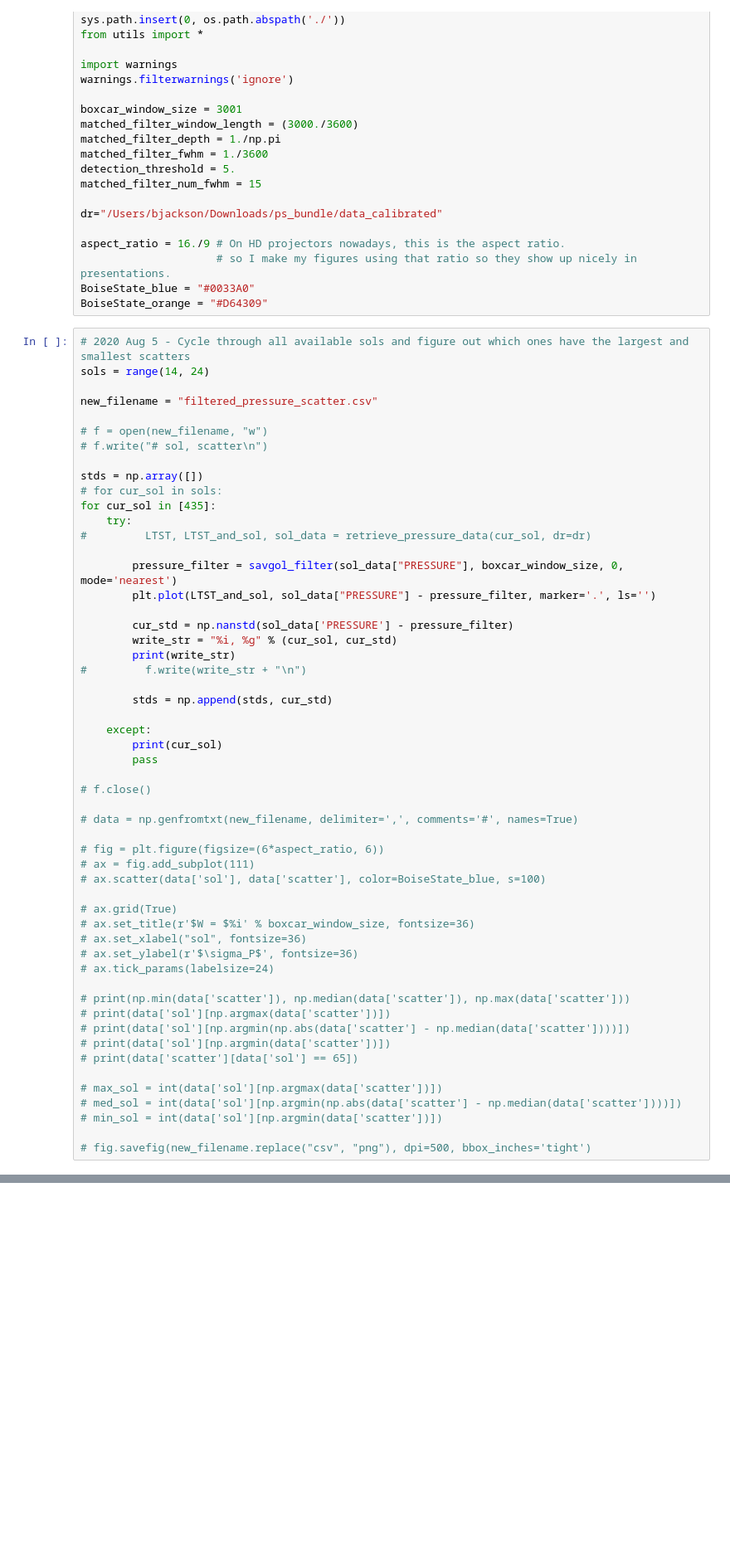
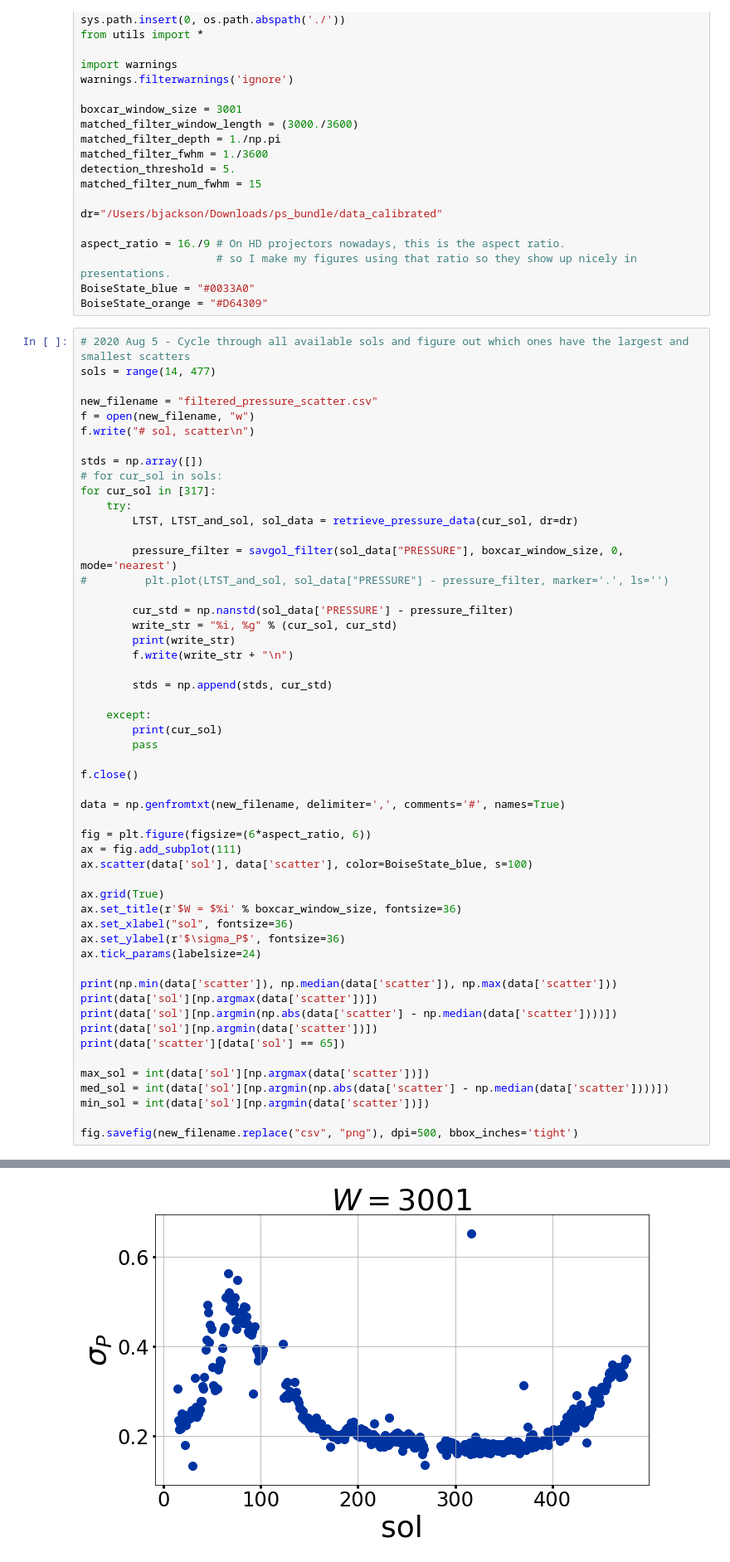
Before and after one commit to BoiseStatePlanetary/Recovering-Martian-Dust-Devil-Population, a Jupyter notebook: code/Finding The Vortices.ipynb, the cells around one changed output, grey strips where cells are left out. Shown at 83% size. Cells and saved outputs as stored; diff of their text form; blank space fills up the shorter version.

Commit message:
Re-did analysis
The scatter shows an interesting, possibly seasonal, structure.

```diff
--- a/code/Finding The Vortices.ipynb
+++ b/code/Finding The Vortices.ipynb
@@ -34,26 +34,25 @@ BoiseState_blue = "#0033A0"
 BoiseState_orange = "#D64309"
 # %%
 # 2020 Aug 5 - Cycle through all available sols and figure out which ones have the largest and smallest scatters
-sols = range(14, 24)
+sols = range(14, 477)
 
 new_filename = "filtered_pressure_scatter.csv"
-
-# f = open(new_filename, "w")
-# f.write("# sol, scatter\n")
+f = open(new_filename, "w")
+f.write("# sol, scatter\n")
 
 stds = np.array([])
 # for cur_sol in sols:
-for cur_sol in [435]:
+for cur_sol in [317]:
     try:
-#         LTST, LTST_and_sol, sol_data = retrieve_pressure_data(cur_sol, dr=dr)
+        LTST, LTST_and_sol, sol_data = retrieve_pressure_data(cur_sol, dr=dr)
 
         pressure_filter = savgol_filter(sol_data["PRESSURE"], boxcar_window_size, 0, mode='nearest')
-        plt.plot(LTST_and_sol, sol_data["PRESSURE"] - pressure_filter, marker='.', ls='')
+#         plt.plot(LTST_and_sol, sol_data["PRESSURE"] - pressure_filter, marker='.', ls='')
 
         cur_std = np.nanstd(sol_data['PRESSURE'] - pressure_filter)
         write_str = "%i, %g" % (cur_sol, cur_std)
         print(write_str)
-#         f.write(write_str + "\n")
+        f.write(write_str + "\n")
 
         stds = np.append(stds, cur_std)
 
@@ -61,29 +60,29 @@ for cur_sol in [435]:
         print(cur_sol)
         pass
 
-# f.close()
+f.close()
 
-# data = np.genfromtxt(new_filename, delimiter=',', comments='#', names=True)
+data = np.genfromtxt(new_filename, delimiter=',', comments='#', names=True)
 
-# fig = plt.figure(figsize=(6*aspect_ratio, 6))
-# ax = fig.add_subplot(111)
-# ax.scatter(data['sol'], data['scatter'], color=BoiseState_blue, s=100)
+fig = plt.figure(figsize=(6*aspect_ratio, 6))
+ax = fig.add_subplot(111)
+ax.scatter(data['sol'], data['scatter'], color=BoiseState_blue, s=100)
 
-# ax.grid(True)
-# ax.set_title(r'$W = $%i' % boxcar_window_size, fontsize=36)
-# ax.set_xlabel("sol", fontsize=36)
-# ax.set_ylabel(r'$\sigma_P$', fontsize=36)
-# ax.tick_params(labelsize=24)
+ax.grid(True)
+ax.set_title(r'$W = $%i' % boxcar_window_size, fontsize=36)
+ax.set_xlabel("sol", fontsize=36)
+ax.set_ylabel(r'$\sigma_P$', fontsize=36)
+ax.tick_params(labelsize=24)
 
-# print(np.min(data['scatter']), np.median(data['scatter']), np.max(data['scatter']))
-# print(data['sol'][np.argmax(data['scatter'])])
-# print(data['sol'][np.argmin(np.abs(data['scatter'] - np.median(data['scatter'])))])
-# print(data['sol'][np.argmin(data['scatter'])])
-# print(data['scatter'][data['sol'] == 65])
+print(np.min(data['scatter']), np.median(data['scatter']), np.max(data['scatter']))
+print(data['sol'][np.argmax(data['scatter'])])
+print(data['sol'][np.argmin(np.abs(data['scatter'] - np.median(data['scatter'])))])
+print(data['sol'][np.argmin(data['scatter'])])
+print(data['scatter'][data['sol'] == 65])
 
-# max_sol = int(data['sol'][np.argmax(data['scatter'])])
-# med_sol = int(data['sol'][np.argmin(np.abs(data['scatter'] - np.median(data['scatter'])))])
-# min_sol = int(data['sol'][np.argmin(data['scatter'])])
+max_sol = int(data['sol'][np.argmax(data['scatter'])])
+med_sol = int(data['sol'][np.argmin(np.abs(data['scatter'] - np.median(data['scatter'])))])
+min_sol = int(data['sol'][np.argmin(data['scatter'])])
 
-# fig.savefig(new_filename.replace("csv", "png"), dpi=500, bbox_inches='tight')
+fig.savefig(new_filename.replace("csv", "png"), dpi=500, bbox_inches='tight')
 # %% [output]
@@ -91,3 +106,4 @@ for cur_sol in [435]:
+[figure, added]
 # %%
 fig = plt.figure(figsize=(10*aspect_ratio, 6))
 ax1 = fig.add_subplot(121)
```
Also changed, not shown: parts of 1 cell of this notebook, 2 other files.
